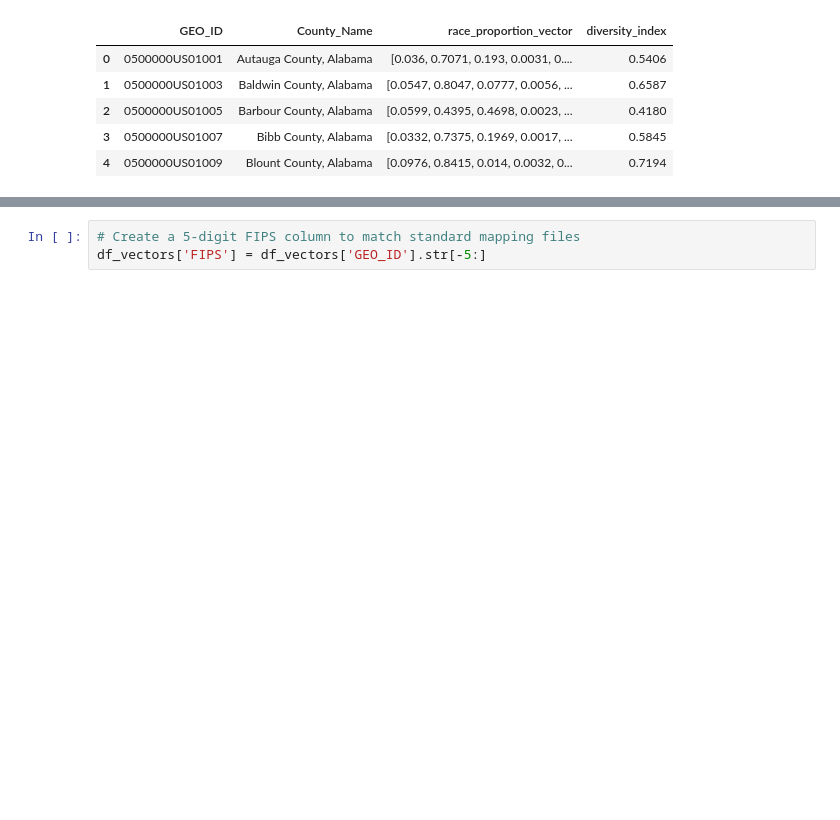
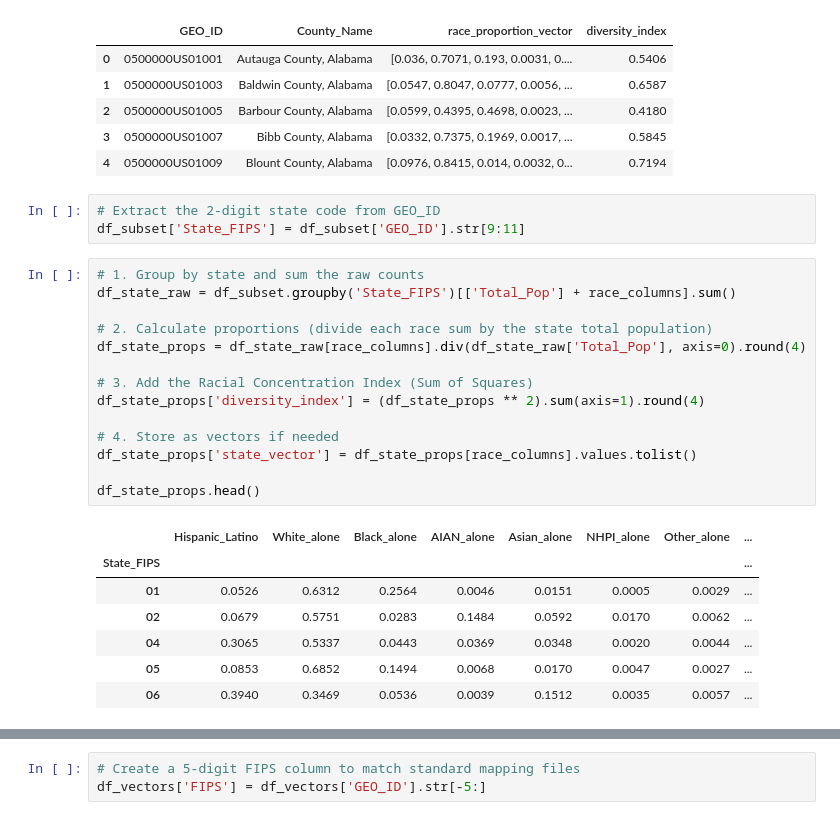
Before and after one commit to davidgarmal/comm3180_S26_G3_Data_Project, a Jupyter notebook: data_analysis/census_county.ipynb, the cells around one changed output, grey strips where cells are left out. Drawn from its saved outputs; the diff is of its cells as text; blank space fills up the shorter version.

```diff
--- a/data_analysis/census_county.ipynb
+++ b/data_analysis/census_county.ipynb
@@ -111,3 +112,28 @@ df_vectors.head()
 | 2 | 0500000US01005 | Barbour County, Alabama | [0.0599, 0.4395, 0.4698, 0.0023, ... | 0.4180 |
 | 3 | 0500000US01007 | Bibb County, Alabama | [0.0332, 0.7375, 0.1969, 0.0017, ... | 0.5845 |
 | 4 | 0500000US01009 | Blount County, Alabama | [0.0976, 0.8415, 0.014, 0.0032, 0... | 0.7194 |
+# %%
+# Extract the 2-digit state code from GEO_ID
+df_subset['State_FIPS'] = df_subset['GEO_ID'].str[9:11]
+# %%
+# 1. Group by state and sum the raw counts
+df_state_raw = df_subset.groupby('State_FIPS')[['Total_Pop'] + race_columns].sum()
+
+# 2. Calculate proportions (divide each race sum by the state total population)
+df_state_props = df_state_raw[race_columns].div(df_state_raw['Total_Pop'], axis=0).round(4)
+
+# 3. Add the Racial Concentration Index (Sum of Squares)
+df_state_props['diversity_index'] = (df_state_props ** 2).sum(axis=1).round(4)
+
+# 4. Store as vectors if needed
+df_state_props['state_vector'] = df_state_props[race_columns].values.tolist()
+
+df_state_props.head()
+# %% [output]
+|  | Hispanic_Latino | White_alone | Black_alone | AIAN_alone | Asian_alone | NHPI_alone | Other_alone | ... |
+| State_FIPS |  |  |  |  |  |  |  | ... |
+| 01 | 0.0526 | 0.6312 | 0.2564 | 0.0046 | 0.0151 | 0.0005 | 0.0029 | ... |
+| 02 | 0.0679 | 0.5751 | 0.0283 | 0.1484 | 0.0592 | 0.0170 | 0.0062 | ... |
+| 04 | 0.3065 | 0.5337 | 0.0443 | 0.0369 | 0.0348 | 0.0020 | 0.0044 | ... |
+| 05 | 0.0853 | 0.6852 | 0.1494 | 0.0068 | 0.0170 | 0.0047 | 0.0027 | ... |
+| 06 | 0.3940 | 0.3469 | 0.0536 | 0.0039 | 0.1512 | 0.0035 | 0.0057 | ... |
```
Also changed, not shown: parts of 9 cells of this notebook.
